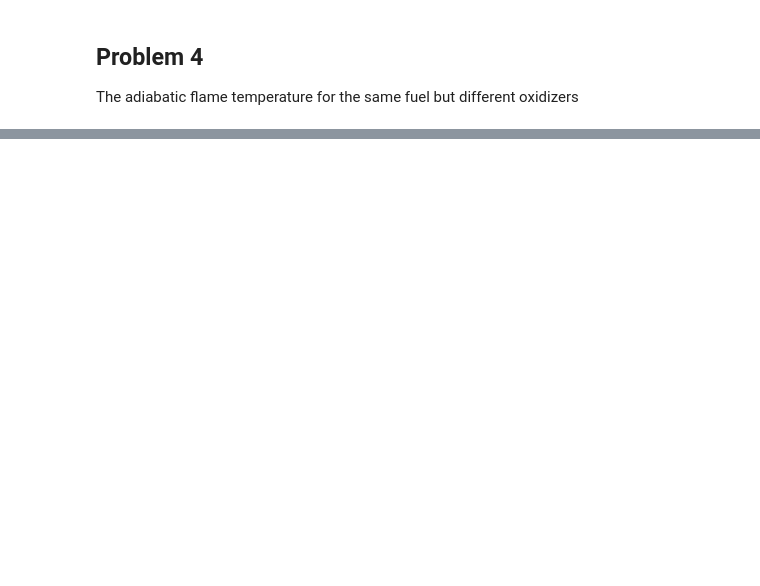
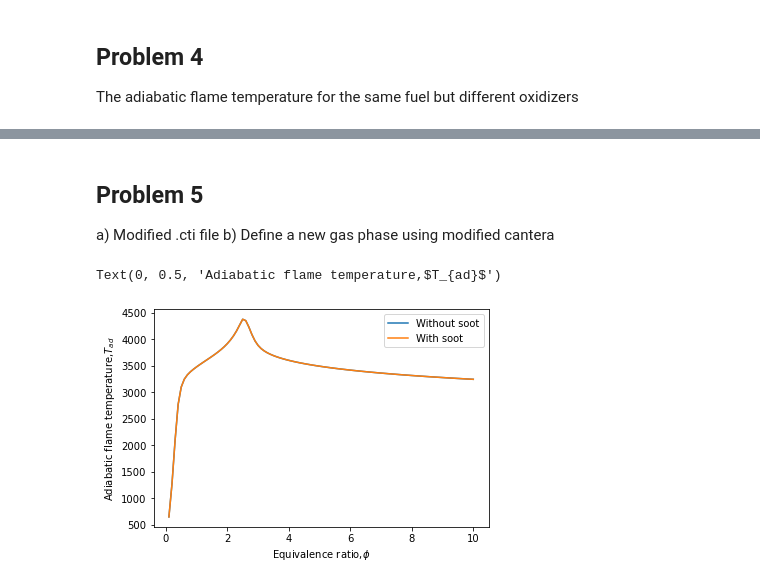
Before and after one commit to riasat1235/Combustion_projects, a Jupyter notebook: Project1_Adiabatic flame temperature.ipynb, the cells around one changed output, grey strips where cells are left out. Cells and saved outputs as stored; diff of their text form; code cells hidden in the pictures; blank space fills up the shorter version.

```diff
--- a/Project1_Adiabatic flame temperature.ipynb
+++ b/Project1_Adiabatic flame temperature.ipynb
@@ -134,7 +137,7 @@ for ox in ox4:
         gas.equilibrate('HP')
         Tad4[ox4.index(ox)][phi_index[0]]=gas.T
     plt.plot(eq_range,Tad4[ox4.index(ox)][:],label=ox)
-    plt.xlabel('phi')
-    plt.ylabel('Tad')
+    plt.xlabel('Equivalence ratio, $\phi$')
+    plt.ylabel('Adiabatic flame temperature,$T_{ad}$')
     plt.legend()
 # %% [output]
@@ -147,0 +145,48 @@ Unknown species 'HE'
+# %% [markdown]
+## Problem 5
+
+a) Modified .cti file
+b) Define a new gas phase using modified cantera
+# %%
+gas_C=ct.Solution('gri30_highT.cti')
+gas_Cgr=ct.Solution('gri30_highT_withCg.cti')
+# %%
+T5=300
+P5=ct.one_atm
+
+gas_C.TP=T5,P5  # without condensed phase
+gas_Cgr.TP=T5,P5 # with coindensed phase
+
+fuel5='C2H2'
+ox5='O2:1,N2:3.76'
+
+Tad_C=[]
+Tad_Cgr=[]
+
+X_CO2=[]
+X_CO=[]
+X_Cs=[]
+X_H2=[]
+X_C2H2=[]
+
+for phi in eq_range:
+    gas_C.set_equivalence_ratio(phi,fuel5,ox5)
+    gas_Cgr.set_equivalence_ratio(phi,fuel5,ox5)
+    gas_C.equilibrate('HP')
+    gas_Cgr.equilibrate('HP')
+    Tad_C.append(gas_C.T)
+    Tad_Cgr.append(gas_Cgr.T)
+    X_CO2.append(gas_Cgr.X[gas_Cgr.species_index('CO2')])
+    X_CO.append(gas_Cgr.X[gas_Cgr.species_index('CO')])
+    X_H2.append(gas_Cgr.X[gas_Cgr.species_index('H2')])
+    X_C2H2.append(gas_Cgr.X[gas_Cgr.species_index('C2H2')])
+    #X_Cs=gas_Cgr.X[gas_Cgr.species_index('CO2')]
+fig5=plt.figure()
+plt.plot(eq_range,Tad_C,label='Without soot')
+plt.plot(eq_range,Tad_Cgr,label='With soot')
+plt.legend()
+plt.xlabel('Equivalence ratio,$\phi$')
+plt.ylabel('Adiabatic flame temperature,$T_{ad}$')
+# %% [output]
+Text(0, 0.5, 'Adiabatic flame temperature,$T_{ad}$')
+[figure, added]
```
Also changed, not shown: parts of 8 cells of this notebook, 2 other files.
